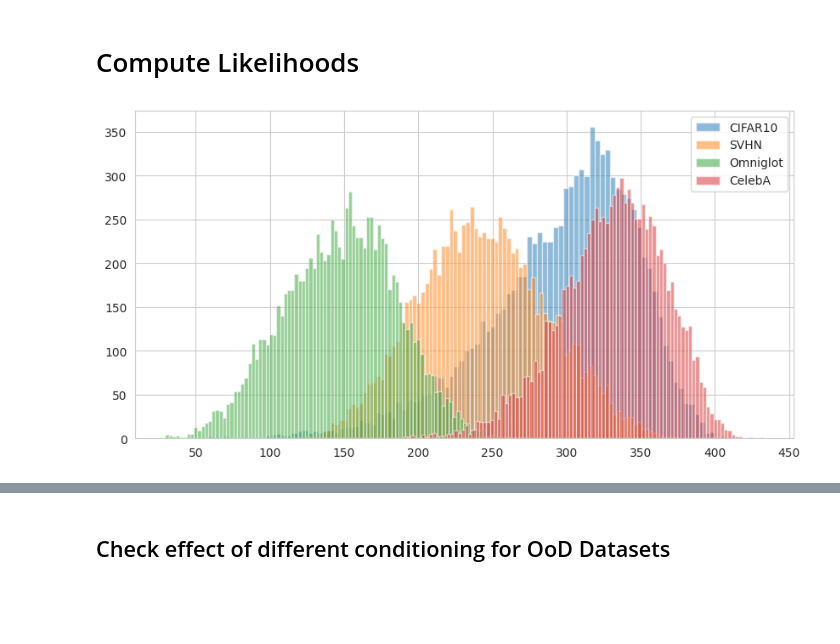
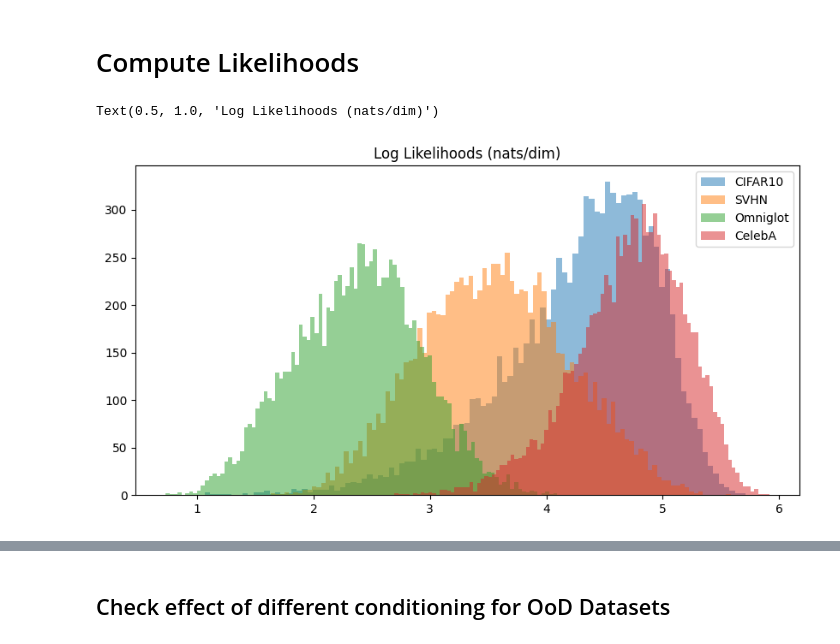
Before and after one commit to NazirNayal8/PyTorch-VAE, a Jupyter notebook: notebooks/prior.ipynb, the cells around one changed output, grey strips where cells are left out. Saved outputs shown, nothing was run; the diff lists cells and outputs as text; code cells hidden in the pictures; blank space fills up the shorter version.

```diff
--- a/notebooks/prior.ipynb
+++ b/notebooks/prior.ipynb
@@ -18,7 +34,7 @@ from datamodules import DATAMODULES
 # %% [markdown]
 # Load Prior Model
 # %%
-prior_ckpt_path = "model_logs/prior/pixel_cnn/CIFAR10/pixel_cnn_test/epoch=50-val_loss_epoch=4.64.ckpt"
+prior_ckpt_path = "model_logs/prior/pixel_cnn/CIFAR10/pixel_cnn_256_32/best.ckpt"
 prior_ckpt = torch.load(prior_ckpt_path, map_location="cpu")
 prior_hparams = edict(prior_ckpt["hyper_parameters"])
 prior = VQVAEPrior(prior_hparams)
@@ -122,14 +149,21 @@ cifar_likelihoods = compute_dataset_log_likelihood(prior, cifar_test)
 svhn_likelihoods = compute_dataset_log_likelihood(prior, svhn_test)
 omniglot_likelihoods = compute_dataset_log_likelihood(prior, omniglot_test, arbitrary_cls=0)
 celeba_likelihoods = compute_dataset_log_likelihood(prior, celeba_test, arbitrary_cls=0)
+# %%
+# divide the log-likelihoods by 64 to get the log-likelihoods per pixel
+cifar_likelihoods_per_pixel = cifar_likelihoods / 64
+svhn_likelihoods_per_pixel = svhn_likelihoods / 64
+omniglot_likelihoods_per_pixel = omniglot_likelihoods / 64
+celeba_likelihoods_per_pixel = celeba_likelihoods / 64
 # %%
-# plot the densities of the likelihoods
+# plot the densities of the liklihoods per pixel
 plt.figure(figsize=(10, 5))
-plt.hist(-1*cifar_likelihoods, bins=100, alpha=0.5, label="CIFAR10")
-plt.hist(-1*svhn_likelihoods, bins=100, alpha=0.5, label="SVHN")
-plt.hist(-1*omniglot_likelihoods, bins=100, alpha=0.5, label="Omniglot")
-plt.hist(-1*celeba_likelihoods, bins=100, alpha=0.5, label="CelebA")
+plt.hist(cifar_likelihoods_per_pixel, bins=100, alpha=0.5, label="CIFAR10")
+plt.hist(svhn_likelihoods_per_pixel, bins=100, alpha=0.5, label="SVHN")
+plt.hist(omniglot_likelihoods_per_pixel, bins=100, alpha=0.5, label="Omniglot")
+plt.hist(celeba_likelihoods_per_pixel, bins=100, alpha=0.5, label="CelebA")
 plt.legend()
-plt.show()
+plt.title("Log Likelihoods (nats/dim)")
 # %% [output]
+Text(0.5, 1.0, 'Log Likelihoods (nats/dim)')
-[figure, old version]
+[figure, new version]
```
Also changed, not shown: parts of 31 cells of this notebook, 7 other files.
